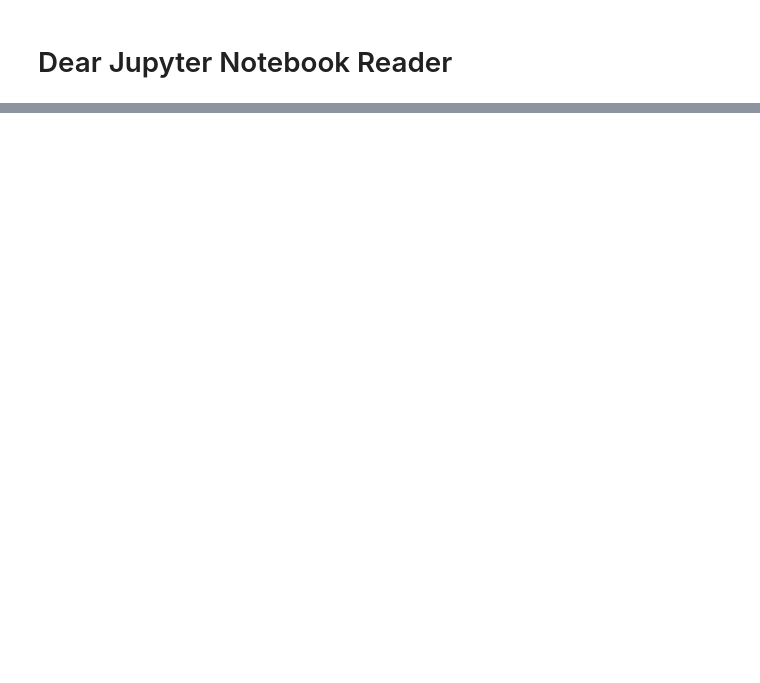
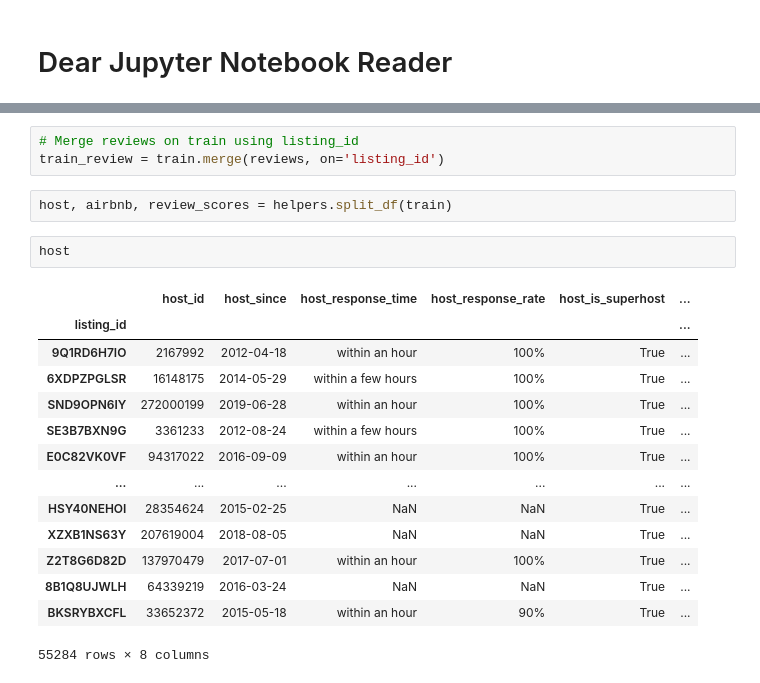
Before and after one commit to Janalytics94/AirBnBpricePredictor, a Jupyter notebook: airbnb.ipynb, the cells around one changed output, grey strips where cells are left out. Saved outputs shown, nothing was run; the diff lists cells and outputs as text; blank space fills up the shorter version.

```diff
--- a/airbnb.ipynb
+++ b/airbnb.ipynb
@@ -79,0 +57,22 @@ train.loc[train.duplicated()==True]
+# %%
+# Merge reviews on train using listing_id
+train_review = train.merge(reviews, on='listing_id')
+# %%
+host, airbnb, review_scores = helpers.split_df(train)
+# %%
+host
+# %% [output]
+|  | host_id | host_since | host_response_time | host_response_rate | host_is_superhost | ... |
+| listing_id |  |  |  |  |  | ... |
+| 9Q1RD6H7IO | 2167992 | 2012-04-18 | within an hour | 100% | True | ... |
+| 6XDPZPGLSR | 16148175 | 2014-05-29 | within a few hours | 100% | True | ... |
+| SND9OPN6IY | 272000199 | 2019-06-28 | within an hour | 100% | True | ... |
+| SE3B7BXN9G | 3361233 | 2012-08-24 | within a few hours | 100% | True | ... |
+| E0C82VK0VF | 94317022 | 2016-09-09 | within an hour | 100% | True | ... |
+| ... | ... | ... | ... | ... | ... | ... |
+| HSY40NEHOI | 28354624 | 2015-02-25 | NaN | NaN | True | ... |
+| XZXB1NS63Y | 207619004 | 2018-08-05 | NaN | NaN | True | ... |
+| Z2T8G6D82D | 137970479 | 2017-07-01 | within an hour | 100% | True | ... |
+| 8B1Q8UJWLH | 64339219 | 2016-03-24 | NaN | NaN | True | ... |
+| BKSRYBXCFL | 33652372 | 2015-05-18 | within an hour | 90% | True | ... |
+55284 rows × 8 columns
```
Also changed, not shown: parts of 17 cells of this notebook, 5 other files.
